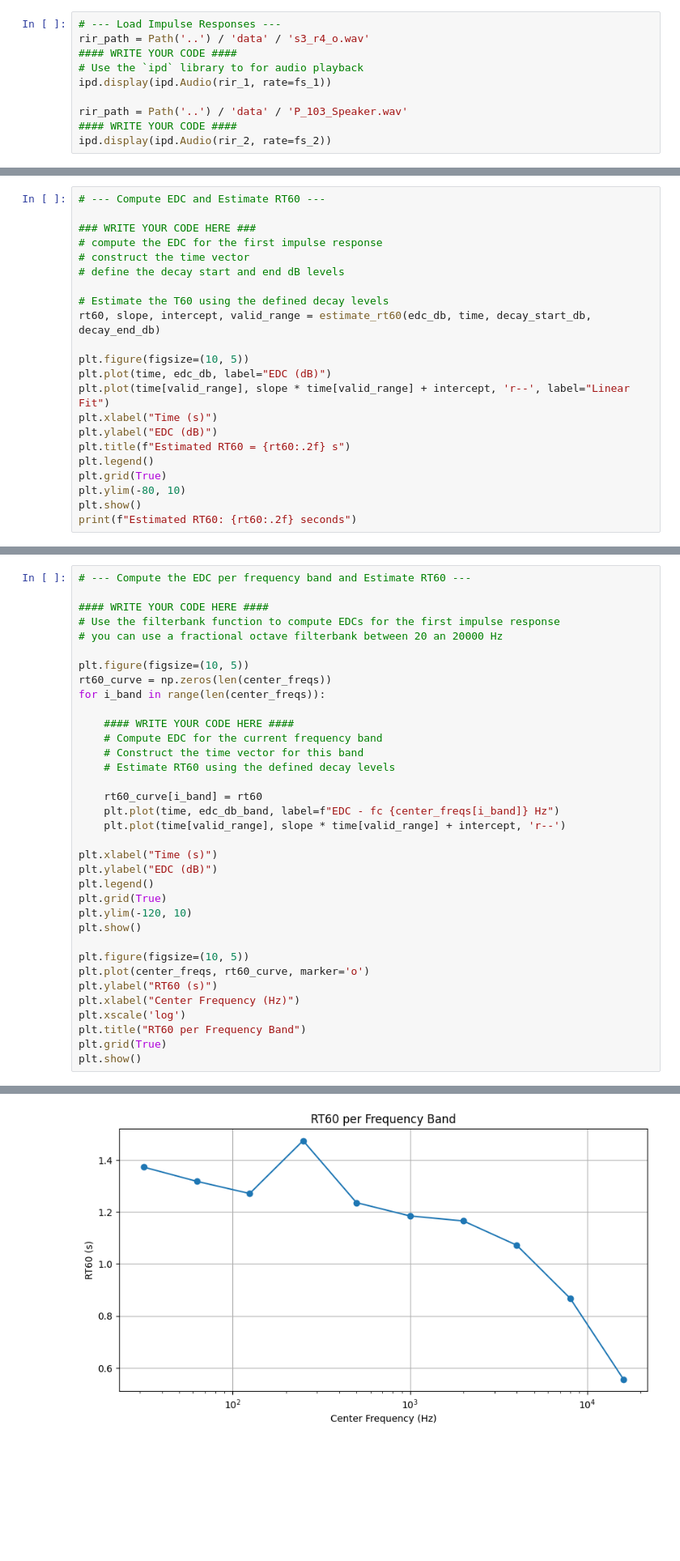
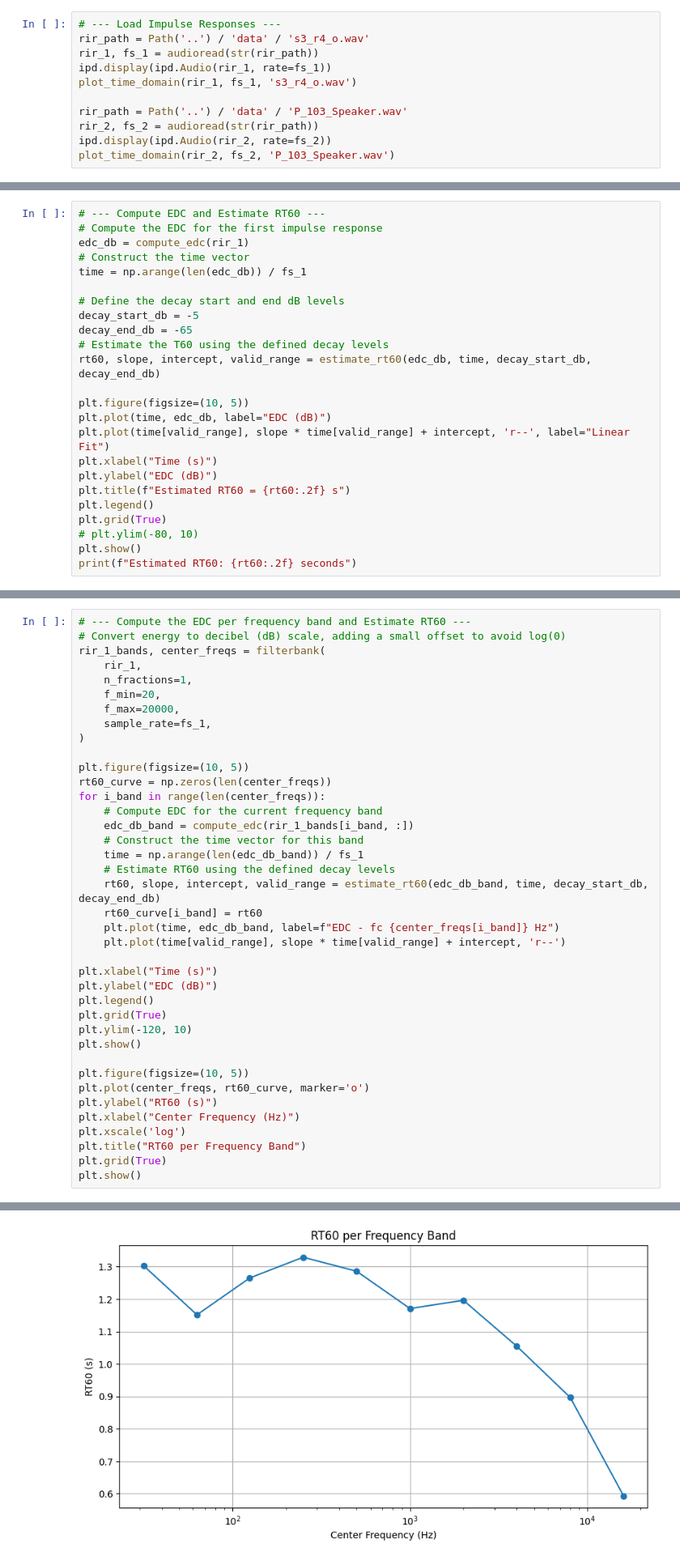
Before and after one commit to orchidas/VAIAWorkshop25Public, a Jupyter notebook: notebooks/lecture01.ipynb, the cells around one changed output, grey strips where cells are left out. Shown at 81% size. Cells and saved outputs as stored; diff of their text form; blank space fills up the shorter version.

```diff
--- a/notebooks/lecture01.ipynb
+++ b/notebooks/lecture01.ipynb
@@ -36,13 +36,14 @@ We will be using two impulse responses present in the `data/.` folder: `s3_r4_o.
 # %%
 # --- Load Impulse Responses ---
 rir_path = Path('..') / 'data' / 's3_r4_o.wav'
-#### WRITE YOUR CODE ####
-# Use the `ipd` library to for audio playback
+rir_1, fs_1 = audioread(str(rir_path))
 ipd.display(ipd.Audio(rir_1, rate=fs_1))
+plot_time_domain(rir_1, fs_1, 's3_r4_o.wav')
 
 rir_path = Path('..') / 'data' / 'P_103_Speaker.wav'
-#### WRITE YOUR CODE ####
+rir_2, fs_2 = audioread(str(rir_path))
 ipd.display(ipd.Audio(rir_2, rate=fs_2))
+plot_time_domain(rir_2, fs_2, 'P_103_Speaker.wav')
 # %% [output]
 [interactive output not drawn]
 [figure]
@@ -57,12 +58,14 @@ For `s3_r4_o.wav` do the following:
 - 2.4 Plot the EDC and the linear fit.
 # %%
 # --- Compute EDC and Estimate RT60 ---
+# Compute the EDC for the first impulse response
+edc_db = compute_edc(rir_1)
+# Construct the time vector
+time = np.arange(len(edc_db)) / fs_1
 
-### WRITE YOUR CODE HERE ###
-# compute the EDC for the first impulse response
-# construct the time vector
-# define the decay start and end dB levels
-
+# Define the decay start and end dB levels
+decay_start_db = -5
+decay_end_db = -65
 # Estimate the T60 using the defined decay levels
 rt60, slope, intercept, valid_range = estimate_rt60(edc_db, time, decay_start_db, decay_end_db)
 
@@ -74,7 +77,7 @@ plt.ylabel("EDC (dB)")
 plt.title(f"Estimated RT60 = {rt60:.2f} s")
 plt.legend()
 plt.grid(True)
-plt.ylim(-80, 10)
+# plt.ylim(-80, 10)
 plt.show()
 print(f"Estimated RT60: {rt60:.2f} seconds")
 # %% [output]
@@ -88,20 +91,24 @@ Oftentimes we are more interested in the frequency dependent decay.
 - 3.3 Plot the RT curve as a function of the frequency
 # %%
 # --- Compute the EDC per frequency band and Estimate RT60 ---
-
-#### WRITE YOUR CODE HERE ####
-# Use the filterbank function to compute EDCs for the first impulse response
-# you can use a fractional octave filterbank between 20 an 20000 Hz
+# Convert energy to decibel (dB) scale, adding a small offset to avoid log(0)
+rir_1_bands, center_freqs = filterbank(
+    rir_1,
+    n_fractions=1,
+    f_min=20,
+    f_max=20000,
+    sample_rate=fs_1,
+)
 
 plt.figure(figsize=(10, 5))
 rt60_curve = np.zeros(len(center_freqs))
 for i_band in range(len(center_freqs)):
-
-    #### WRITE YOUR CODE HERE ####
     # Compute EDC for the current frequency band
+    edc_db_band = compute_edc(rir_1_bands[i_band, :])
     # Construct the time vector for this band
+    time = np.arange(len(edc_db_band)) / fs_1
     # Estimate RT60 using the defined decay levels
-
+    rt60, slope, intercept, valid_range = estimate_rt60(edc_db_band, time, decay_start_db, decay_end_db)
     rt60_curve[i_band] = rt60
     plt.plot(time, edc_db_band, label=f"EDC - fc {center_freqs[i_band]} Hz")
     plt.plot(time[valid_range], slope * time[valid_range] + intercept, 'r--')
@@ -126,4 +133,4 @@ plt.show()
-[figure, old version]
+[figure, new version]
 # %% [markdown]
 #### 4 Compensate the influence of background noise
 The previous RIR was very clean, it had a high signal to noise ratio which allowed us to
```
Also changed, not shown: parts of 7 cells of this notebook, 2 other files.
